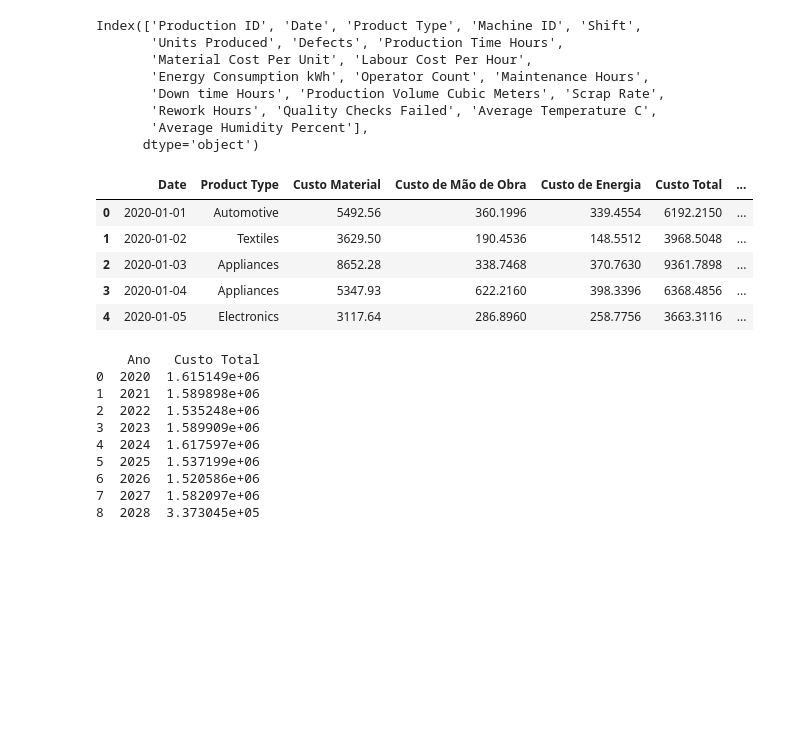
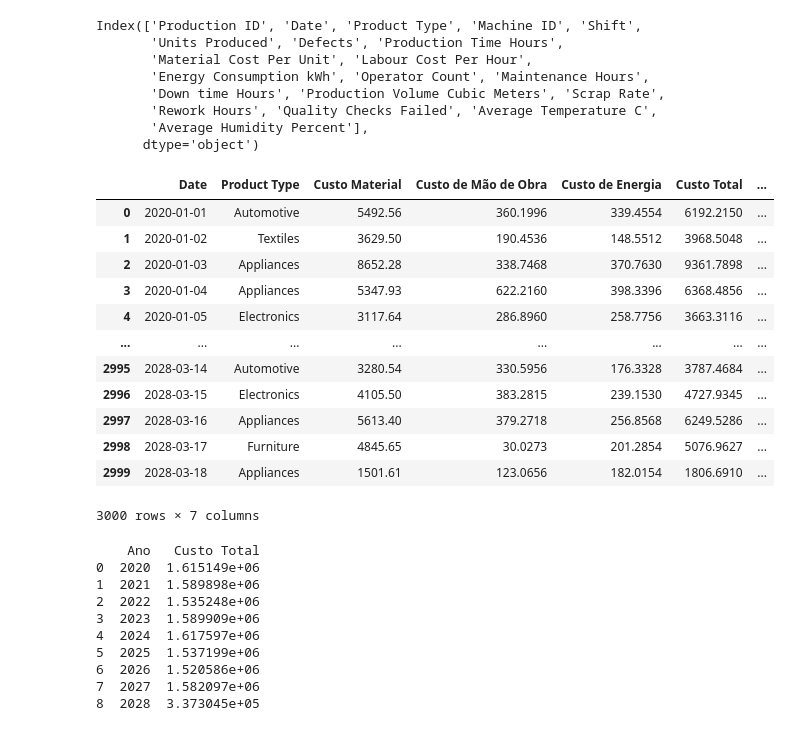
Before and after one commit to jesusthayna60-gif/custos_de_producao, a Jupyter notebook: Projeto_Final_Python.ipynb, the cells around one changed output. Saved outputs shown, nothing was run; the diff lists cells and outputs as text; code cells hidden in the pictures; blank space fills up the shorter version.

```diff
--- a/Projeto_Final_Python.ipynb
+++ b/Projeto_Final_Python.ipynb
@@ -46,31 +49,38 @@ Index(['Production ID', 'Date', 'Product Type', 'Machine ID', 'Shift',
 # %%
 #Calculo de Custos totais de acordo com os dados de produção.
 df['Custo Material'] = df['Material Cost Per Unit'] * df['Units Produced']
 df['Custo de Mão de Obra'] = df['Labour Cost Per Hour'] * df['Production Time Hours']
 
 #Para calcular o valor da Energia tivemos que adotar um valor para o kWh. Disponível no site: https://clarke.com.br/mapa-de-tarifas-de-energia-no-brasil/#principal
 valor_por_kWh = 0.82
 df['Custo de Energia'] = df['Energy Consumption kWh'] * valor_por_kWh
 
 df['Custo Total'] = df['Custo Material'] + df['Custo de Mão de Obra'] + df['Custo de Energia']
 df['Custo Total']
 
 # O próximo passo é calcular o preço/unidade, para termos um parâmetro padronizado para compações e posteriormente relacionar com outros dados.
 
 df['Custo por Unidade'] = df['Custo Total'] / df['Units Produced']
 
 colunas_custo = ['Date','Product Type','Custo Material',
                  'Custo de Mão de Obra',
                  'Custo de Energia',
                  'Custo Total',
                  'Custo por Unidade']
-df[colunas_custo].head()
+df[colunas_custo]
 # %% [output]
 |  | Date | Product Type | Custo Material | Custo de Mão de Obra | Custo de Energia | Custo Total | ... |
 | 0 | 2020-01-01 | Automotive | 5492.56 | 360.1996 | 339.4554 | 6192.2150 | ... |
 | 1 | 2020-01-02 | Textiles | 3629.50 | 190.4536 | 148.5512 | 3968.5048 | ... |
 | 2 | 2020-01-03 | Appliances | 8652.28 | 338.7468 | 370.7630 | 9361.7898 | ... |
 | 3 | 2020-01-04 | Appliances | 5347.93 | 622.2160 | 398.3396 | 6368.4856 | ... |
 | 4 | 2020-01-05 | Electronics | 3117.64 | 286.8960 | 258.7756 | 3663.3116 | ... |
+| ... | ... | ... | ... | ... | ... | ... | ... |
+| 2995 | 2028-03-14 | Automotive | 3280.54 | 330.5956 | 176.3328 | 3787.4684 | ... |
+| 2996 | 2028-03-15 | Electronics | 4105.50 | 383.2815 | 239.1530 | 4727.9345 | ... |
+| 2997 | 2028-03-16 | Appliances | 5613.40 | 379.2718 | 256.8568 | 6249.5286 | ... |
+| 2998 | 2028-03-17 | Furniture | 4845.65 | 30.0273 | 201.2854 | 5076.9627 | ... |
+| 2999 | 2028-03-18 | Appliances | 1501.61 | 123.0656 | 182.0154 | 1806.6910 | ... |
+3000 rows × 7 columns
 # %%
 # Criar uma coluna com o ano
```
Also changed, not shown: parts of 7 cells of this notebook.
